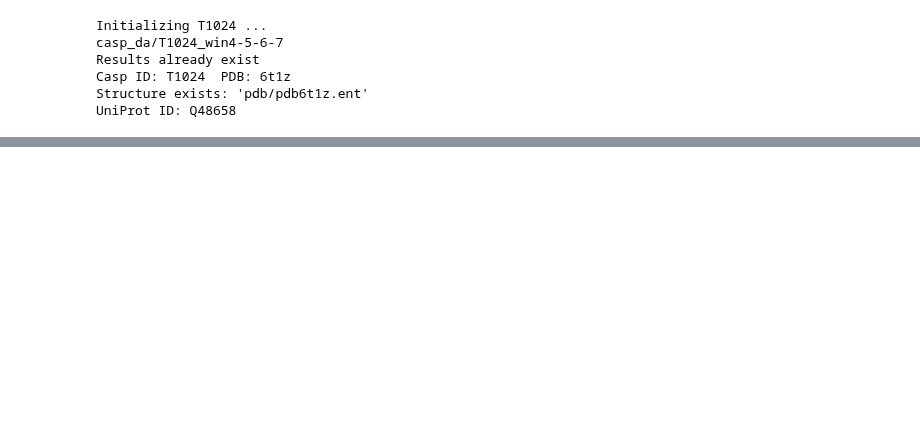
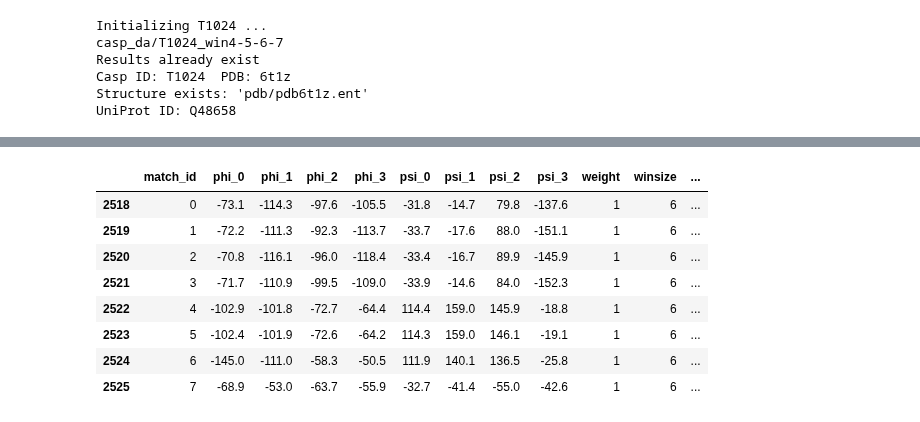
Before and after one commit to Musa-Azeem/protein-dihedral-visualization, a Jupyter notebook: da_ss.ipynb, the cells around one changed output, grey strips where cells are left out. Saved outputs shown, nothing was run; the diff lists cells and outputs as text; code cells hidden in the pictures; blank space fills up the shorter version.

```diff
--- a/da_ss.ipynb
+++ b/da_ss.ipynb
@@ -59,0 +220,33 @@ for i,seq_ctxt in enumerate(seqs_for_window):
+# %%
+from lib.utils import get_subseq_func
+
+phi_psi_dist = []
+winsizes = da.winsizes
+smallest_winsize = min(winsizes)
+for q in ins.queries:
+    if q.winsize != 5:
+        continue
+    if q.winsize not in winsizes:
+        continue
+    inner_seq = q.get_subseq(seq_ctxt)
+    matches_q = q.results_window[q.results_window.seq == inner_seq]
+    # pivot to combine matches into single row covering all residues in the current subsequence
+    matches_q = matches_q[['match_id', 'window_pos', 'phi', 'psi']].pivot(index='match_id', columns='window_pos', values=['phi', 'psi'])
+    matches_q = matches_q.dropna(axis=0)
+    if matches_q.shape[0] == 0:
+        continue
+    if matches_q.shape[1] != q.winsize*2:
+        print(f"\tSkipping {inner_seq} - incomplete data")
+        continue
+    # flatten column index to be phi_0, phi_1, ..., psi_0, psi_1, ...
+    matches_q.columns = [f'{c[0]}_{c[1]}' for c in matches_q.columns.to_flat_index()]
+    # keep only the columns that are in the smallest window size - choose the columns so that the residues match up
+    columns = get_subseq_func(smallest_winsize, q.winsize)(list(range(q.winsize)))
+    matches_q = matches_q[[f'phi_{i}' for i in columns]+[f'psi_{i}' for i in columns]]
+    # reset column index to be phi_0, psi_0, phi_1, ..., psi_0, psi_1, ...
+    matches_q.columns = [f'phi_{i}' for i in range(smallest_winsize)] + [f'psi_{i}' for i in range(smallest_winsize)]
+    matches_q['weight'] = q.weight
+    matches_q['winsize'] = q.winsize
+    matches_q['seq'] = inner_seq
+
+    print(matches_q)
@@ -59,0 +269,12 @@ for i,seq_ctxt in enumerate(seqs_for_window):
+# %%
+phi_psi_dist[phi_psi_dist.seq.str.len() == 6]
+# %% [output]
+|  | match_id | phi_0 | phi_1 | phi_2 | phi_3 | psi_0 | psi_1 | psi_2 | psi_3 | weight | winsize | ... |
+| 2518 | 0 | -73.1 | -114.3 | -97.6 | -105.5 | -31.8 | -14.7 | 79.8 | -137.6 | 1 | 6 | ... |
+| 2519 | 1 | -72.2 | -111.3 | -92.3 | -113.7 | -33.7 | -17.6 | 88.0 | -151.1 | 1 | 6 | ... |
+| 2520 | 2 | -70.8 | -116.1 | -96.0 | -118.4 | -33.4 | -16.7 | 89.9 | -145.9 | 1 | 6 | ... |
+| 2521 | 3 | -71.7 | -110.9 | -99.5 | -109.0 | -33.9 | -14.6 | 84.0 | -152.3 | 1 | 6 | ... |
+| 2522 | 4 | -102.9 | -101.8 | -72.7 | -64.4 | 114.4 | 159.0 | 145.9 | -18.8 | 1 | 6 | ... |
+| 2523 | 5 | -102.4 | -101.9 | -72.6 | -64.2 | 114.3 | 159.0 | 146.1 | -19.1 | 1 | 6 | ... |
+| 2524 | 6 | -145.0 | -111.0 | -58.3 | -50.5 | 111.9 | 140.1 | 136.5 | -25.8 | 1 | 6 | ... |
+| 2525 | 7 | -68.9 | -53.0 | -63.7 | -55.9 | -32.7 | -41.4 | -55.0 | -42.6 | 1 | 6 | ... |
```
Also changed, not shown: parts of 16 cells of this notebook, 4 other files.
